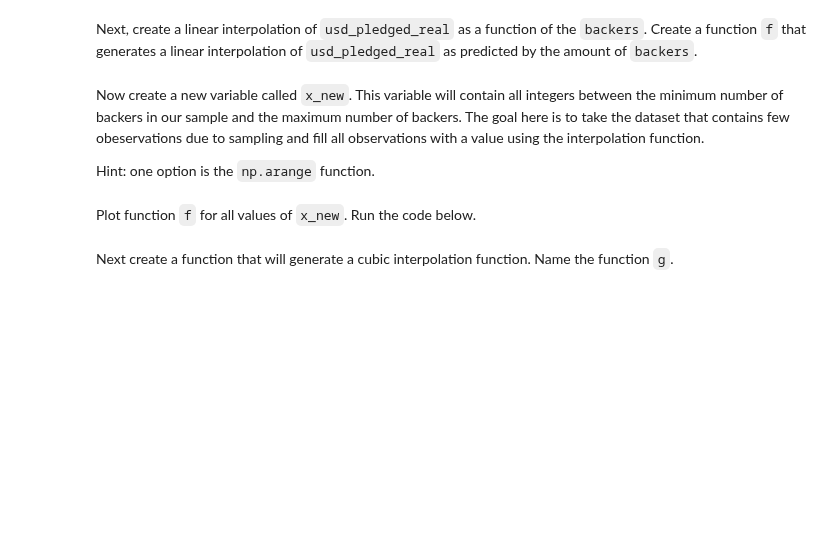
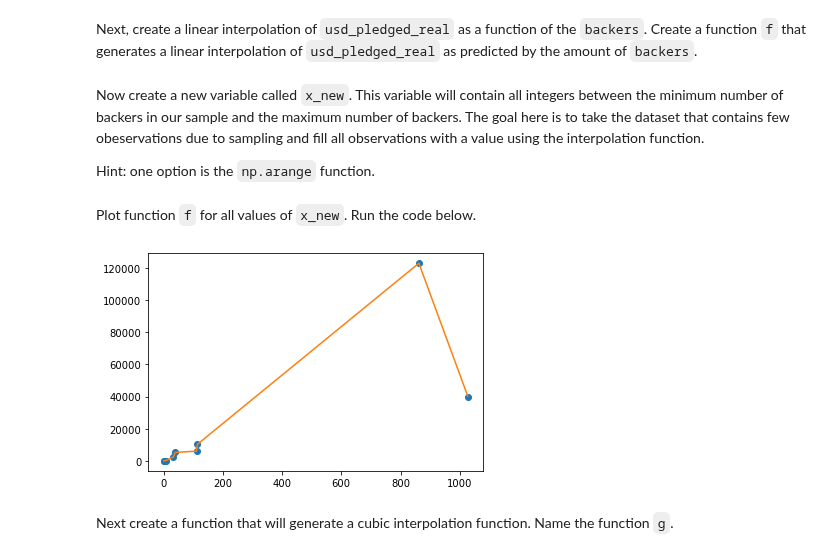
Before and after one commit to ta-data-lis/lab-intro-to-scipy, a Jupyter notebook: your-code/main.ipynb, the cells around one changed output. Saved outputs shown, nothing was run; the diff lists cells and outputs as text; code cells hidden in the pictures; blank space fills up the shorter version.

```diff
--- a/your-code/main.ipynb
+++ b/your-code/main.ipynb
@@ -41,6 +64,7 @@ Let's perform Fisher's exact test on our KickStarter data. We intend to test the
 Next, create a column that checks whether the currency of the project is in US Dollars. Create a column called `usd` using the `np.where` function where if the currency is US Dollars, assign a value of 1 to the row and 0 otherwise.
 # %%
 # Your code here:
+dataset['USD?'] = np.where(dataset['currency'] == 'USD', 1, 0)
 # %% [markdown]
 Now create a contingency table using the `pd.crosstab` function in the cell below to compare the `goal_met` and `usd` columns.
 # %% [markdown]
@@ -59,0 +99,13 @@ In the cell below, import the `interp1d` function from `scipy.interpolate` and f
+# %%
+# Your code here:
+from scipy.interpolate import interp1d
+
+while True:
+    data_sample = dataset.sample(10)
+    # check if there are 10 unique values for backers, if not retake sample
+    if len(data_sample['backers'].unique()) == 10:
+        print(len(data_sample['backers'].unique()))
+        break
+    else:
+        continue
+display(data_sample)
@@ -64,18 +127,25 @@ Next, create a linear interpolation of `usd_pledged_real` as a function of the `
+# %%
+# Your code here:
+x = data_sample['backers']
+y = data_sample['usd_pledged_real']
+f = interp1d(x, y)
 # %% [markdown]
 Now create a new variable called `x_new`. This variable will contain all integers between the minimum number of backers in our sample and the maximum number of backers. The goal here is to take the dataset that contains few obeservations due to sampling and fill all observations with a value using the interpolation function.
 
 Hint: one option is the `np.arange` function.
 # %%
 # Your code here:
+x_new = np.arange(data_sample['backers'].min(),data_sample['backers'].max())
 # %% [markdown]
 Plot function `f` for all values of `x_new`. Run the code below.
 # %%
 # Run this code:
-
 %matplotlib inline
 import matplotlib.pyplot as plt
-
-plt.plot(x_new, f(x_new))
+plt.plot(x, y, 'o', x_new, f(x_new), '-')
+plt.show()
+# %% [output]
+[figure, added]
 # %% [markdown]
 Next create a function that will generate a cubic interpolation function. Name the function `g`.
 # %%
```
Also changed, not shown: parts of 20 cells of this notebook.
